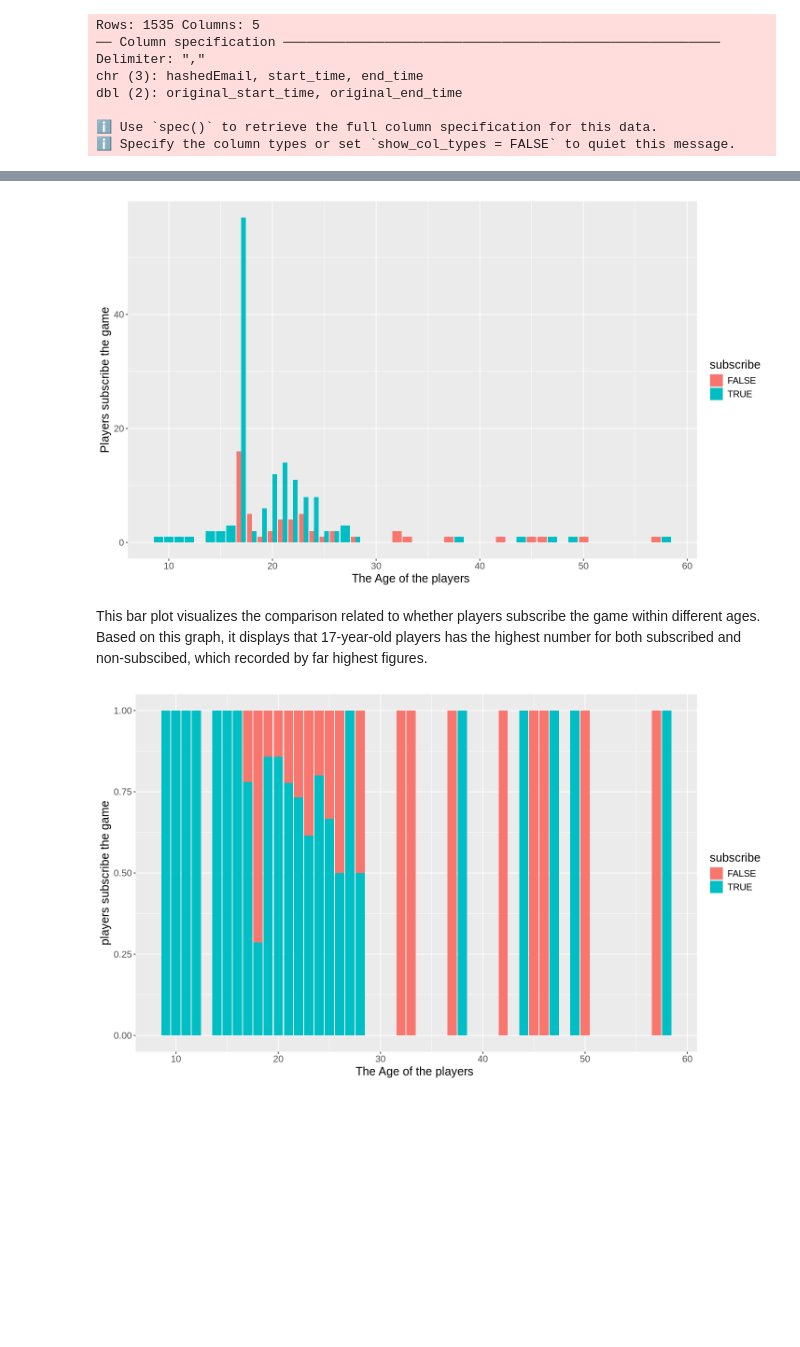
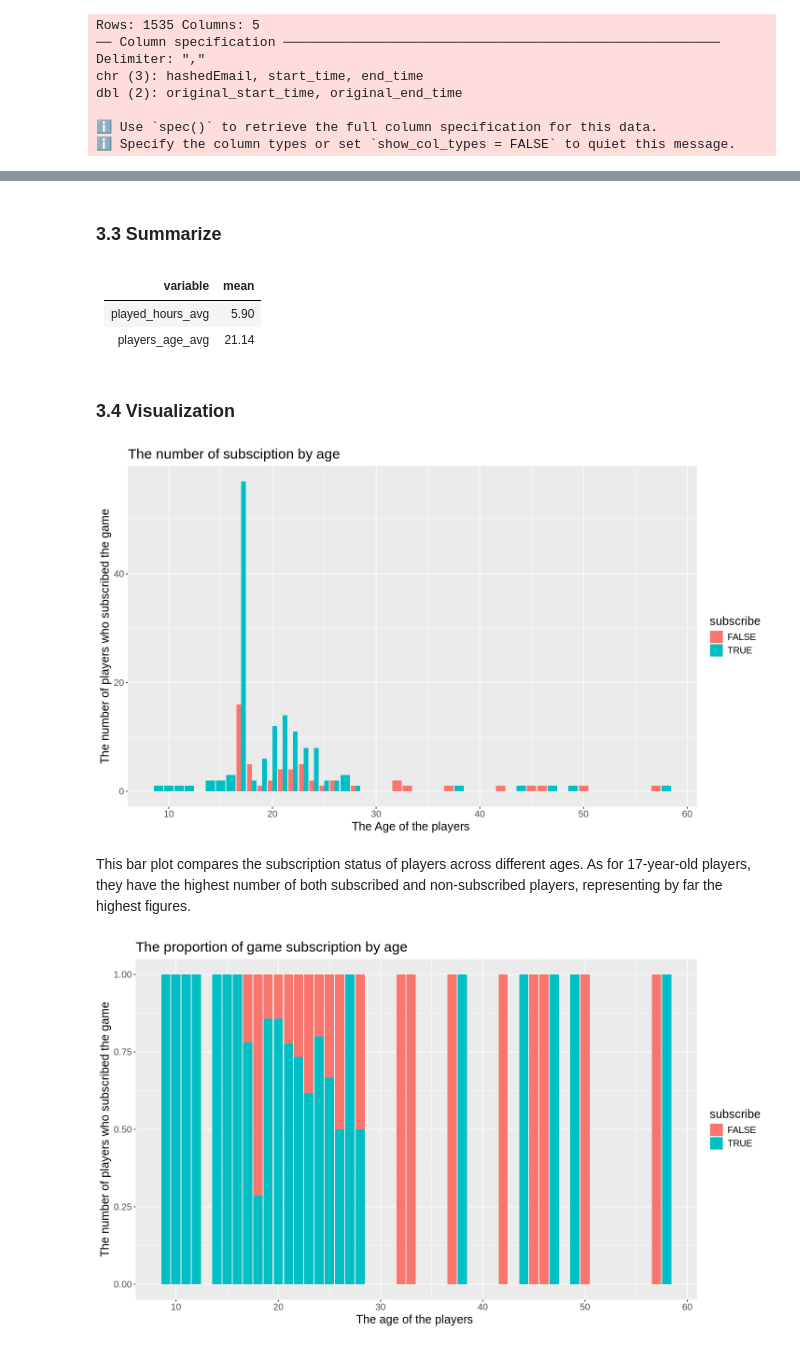
Before and after one commit to Chenwen-Zhang/individual-planning-report, a Jupyter notebook: Project Report.ipynb, the cells around one changed output, grey strips where cells are left out. Drawn from its saved outputs; the diff is of its cells as text; code cells hidden in the pictures; blank space fills up the shorter version.

```diff
--- a/Project Report.ipynb
+++ b/Project Report.ipynb
@@ -246,0 +238,2 @@ A tibble: 194 × 7
+# %% [markdown]
+### 3.3 Summarize
@@ -247,3 +247,10 @@ A tibble: 194 × 7
+# %% [markdown]
+|    variable     | mean |
+| --------------  | ------- |
+| played_hours_avg| 5.90 |
+| players_age_avg | 21.14 |
+# %% [markdown]
+### 3.4 Visualization
 # %%
 options(repr.plot.width=12, repr.plot.height=7)
 
@@ -252,28 +259,30 @@ select(Age,subscribe)|>
 ggplot(aes(x = Age, fill = subscribe)) +
    geom_bar(position = "dodge") +
    scale_x_continuous(breaks = seq(0,60,by=10))+
-   xlab("The Age of the players ") +
-   ylab("Players subscribe the game")+
+   labs(x = "The Age of the players " ,
+        y = "The number of players who subscribed the game",
+        title = "The number of subsciption by age")+
    theme(text=element_text(size=15))
 
 players_plot_1
 # %% [output]
-[figure, old version]
+[figure, new version]
 # %% [markdown]
-This bar plot visualizes the comparison related to whether players subscribe the game within different ages. Based on this graph, it displays that 17-year-old players has the highest number for both subscribed and non-subscibed, which recorded by far highest figures.
+This bar plot compares the subscription status of players across different ages. As for 17-year-old players, they have the highest number of both subscribed and non-subscribed players, representing by far the highest figures.
 # %%
 options(repr.plot.width=12, repr.plot.height=7)
 
 players_plot_2 <- players_tidy |>
 select(Age,subscribe)|>
 ggplot(aes(x = Age, fill = subscribe)) +
    geom_bar(position = "fill") +
    scale_x_continuous(breaks = seq(0,60,by=10))+
-   xlab("The Age of the players ") +
-   ylab("players subscribe the game")+
+   labs(x = "The age of the players " ,
+        y = "The number of players who subscribed the game",
+        title = "The proportion of game subscription by age")+
    theme(text=element_text(size=15))
 
 players_plot_2
 # %% [output]
-[figure, old version]
+[figure, new version]
 # %% [markdown]
```
Also changed, not shown: parts of 30 cells of this notebook.
